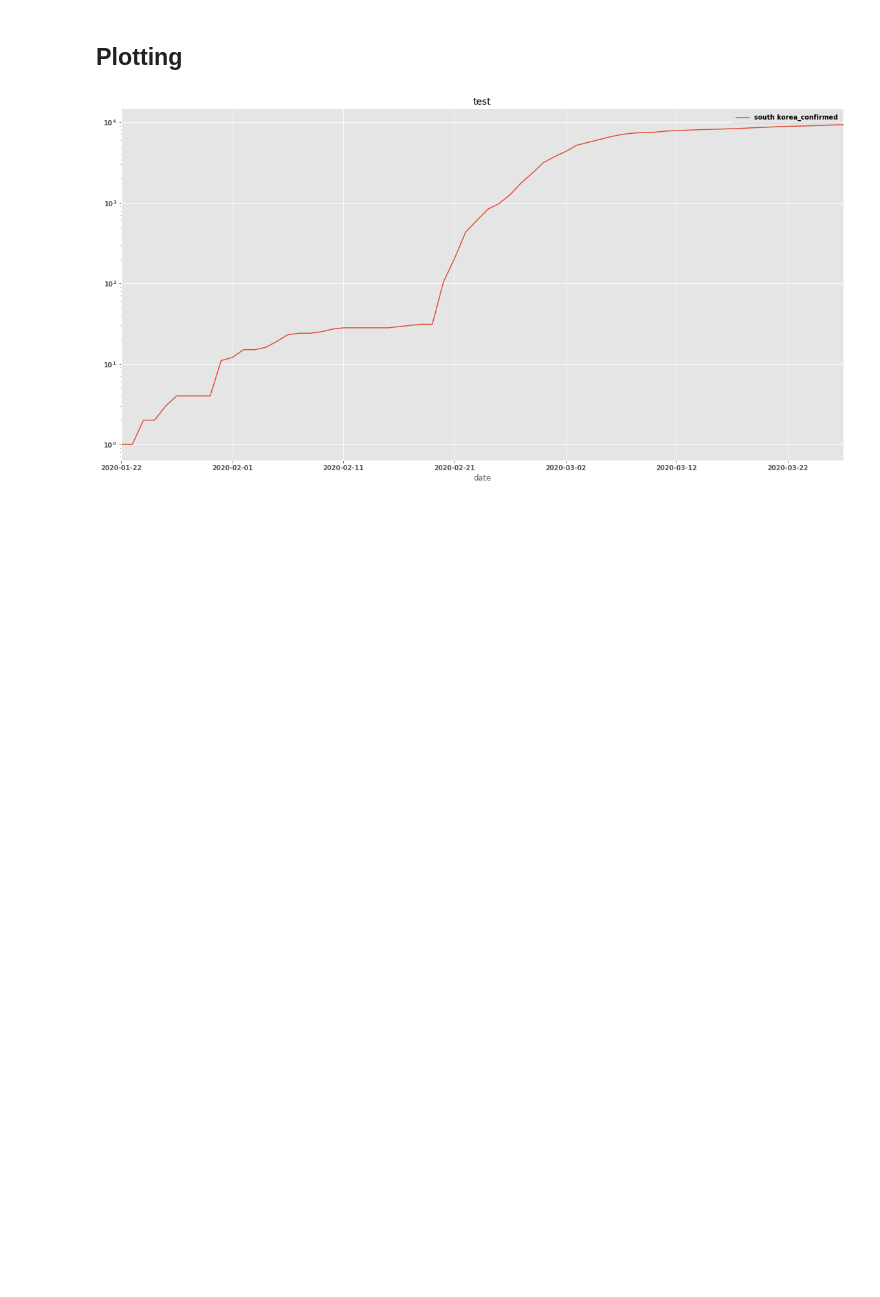
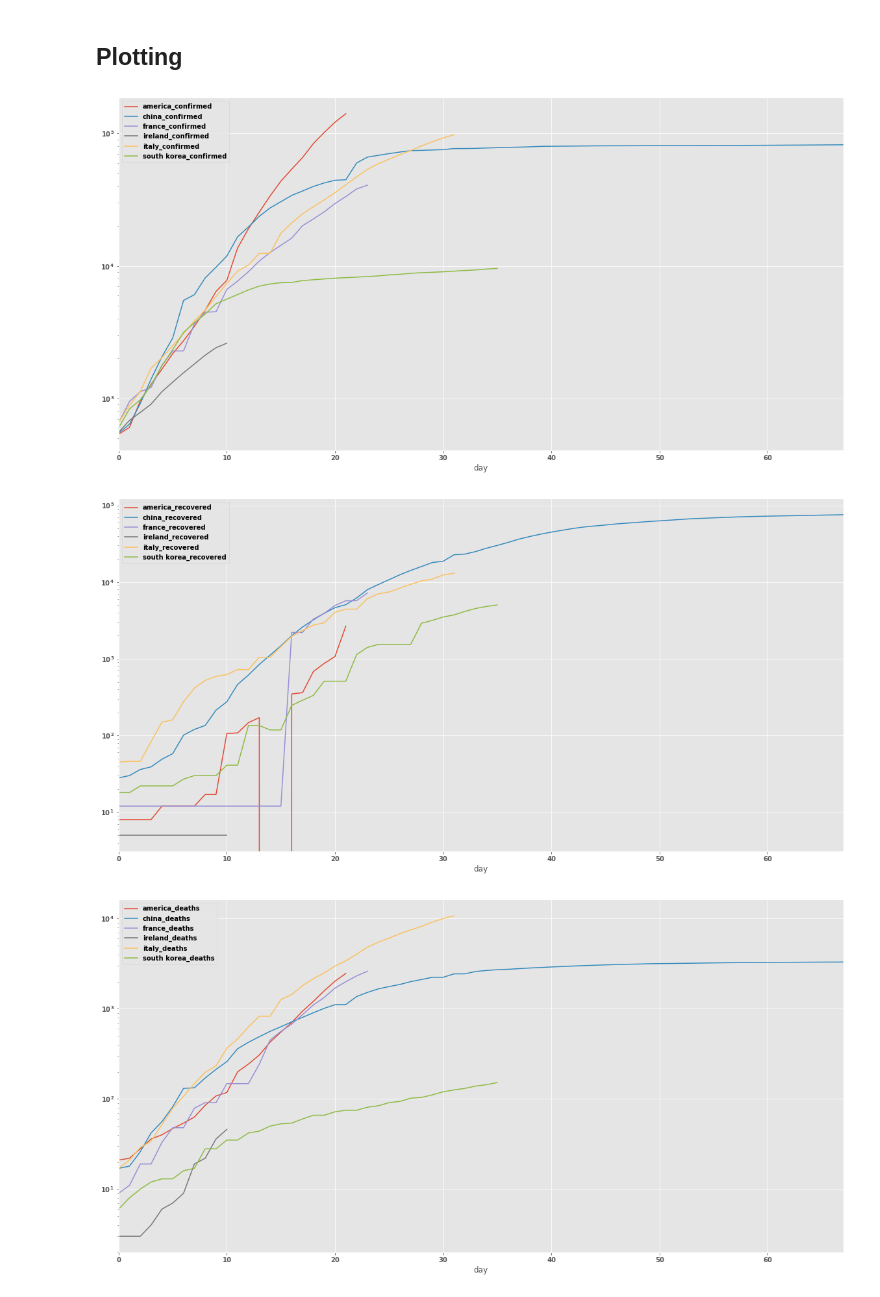
Before and after one commit to AaronWard/covidify, a Jupyter notebook: notebooks/log.ipynb, the cells around one changed output. Saved outputs shown, nothing was run; the diff lists cells and outputs as text; code cells hidden in the pictures; blank space fills up the shorter version.

Commit message:
ADD - added more to notebook for log scale of country numbers

```diff
--- a/notebooks/log.ipynb
+++ b/notebooks/log.ipynb
@@ -67,8 +41,0 @@ COUNTRIES = ['South Korea']
-# %%
-df = pd.read_parquet(os.path.join(DATA_DIR, FILE))
-
-for col in ['confirmed', 'deaths', 'recovered']:
-    df[col] = df[col].replace('', 0).astype(int)
-
-for i, country in enumerate(COUNTRIES):
-    COUNTRIES[i] = country.lower()
@@ -79,0 +42,2 @@ test_df['date'] = df.file_date.unique()
+# %%
+df = df.sort_values(['country', 'file_date'])
@@ -97,12 +118,12 @@ test_df['date'] = df.file_date.unique()
 #         test_df[country.lower() + '_confirmed'] = get_country_cases('confirmed', df, country)
 # %%
 
-def fix_data(tmp_df)
+# def fix_data(tmp_df):
 
 
-#Check if country not in filter dataframe
-for country in COUNTRIES:
-    if country not in df.country.values:
-        print(country, 'not in list. Please check spelling')
-    else:
-        test_df[country.lower() + '_confirmed'] = get_country_cases('confirmed', df, country)
+# #Check if country not in filter dataframe
+# for country in COUNTRIES:
+#     if country not in df.country.values:
+#         print(country, 'not in list. Please check spelling')
+#     else:
+#         test_df[country.lower() + '_confirmed'] = get_country_cases('confirmed', df, country)
@@ -145,13 +148,20 @@ col_list = [x for x in test_df.columns if x != 'date']
 # %%
-def plot_log(tmp_df, cols):
+def log_plot(tmp, col):
     fig, ax = plt.subplots(figsize=(20,10))
-    tmp_df.groupby(['date'])[cols].sum().plot(ax=ax)
+    for country in tmp.country.unique():
+        new_col = country.lower() + '_' + col
 
-    ax.set_title('test')
-    ax.set_yscale('log', basey=10)
+        tmp[country.lower() + '_' + col] = tmp[[col]]
+        tmp.rename(columns={col: new_col})
+        tmp[tmp.country == country].groupby(['day'])[[new_col]].sum().plot(ax=ax)
+        ax.set_yscale('log', basey=10)
+
     fig = ax.get_figure()
-#     fig.savefig(os.path.join(image_dir, create_save_file(col, country, 'trendline')))
+    fig.savefig(os.path.join(image_dir, create_save_file(col, 'log')))
 
-plot_log(test_df, col_list)
+for col in ['confirmed', 'recovered', 'deaths']:
+    log_plot(new_df, col)
 # %% [output]
-[figure, old version]
+[figure, new version]
+[figure, added]
+[figure, added]
```
Also changed, not shown: parts of 13 cells of this notebook.
